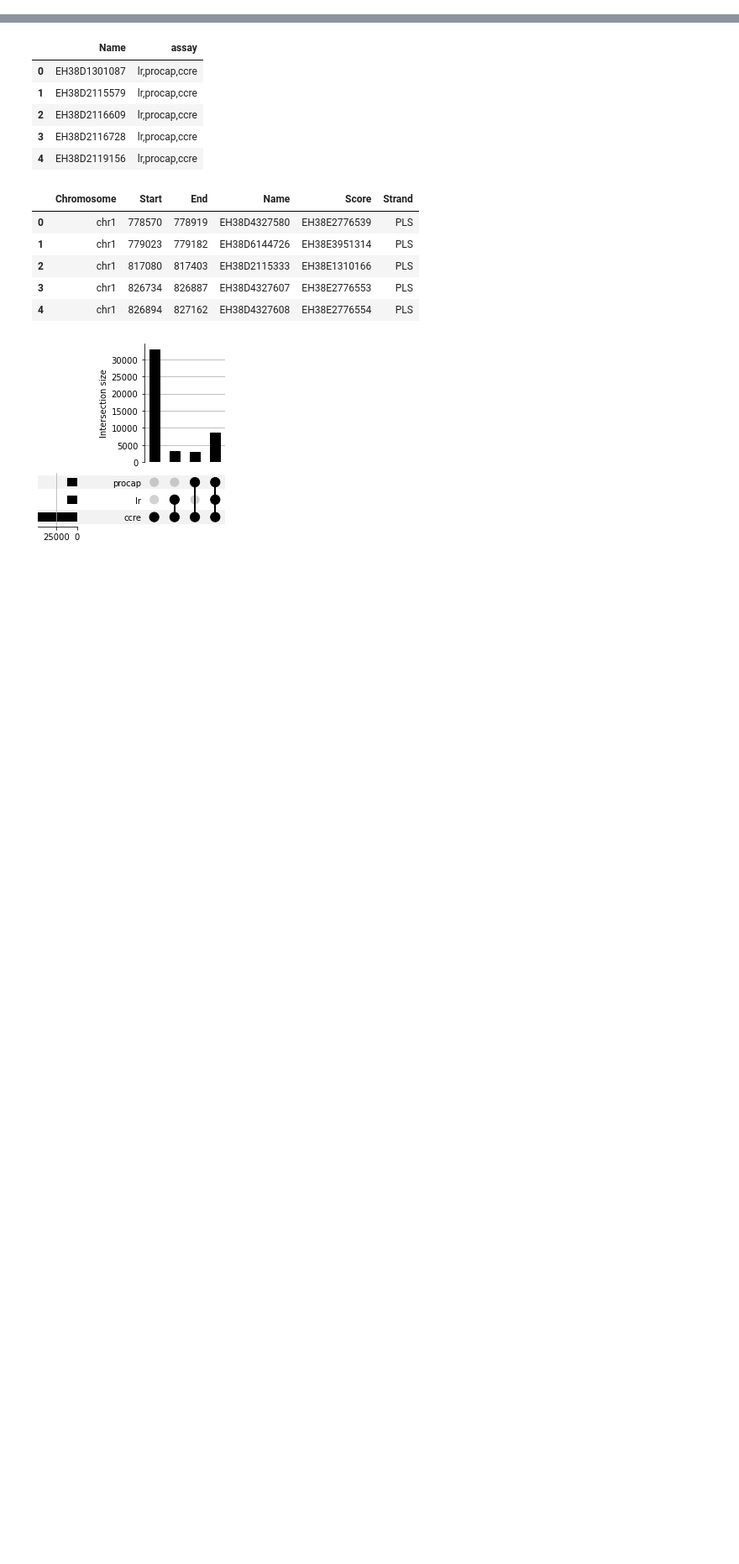
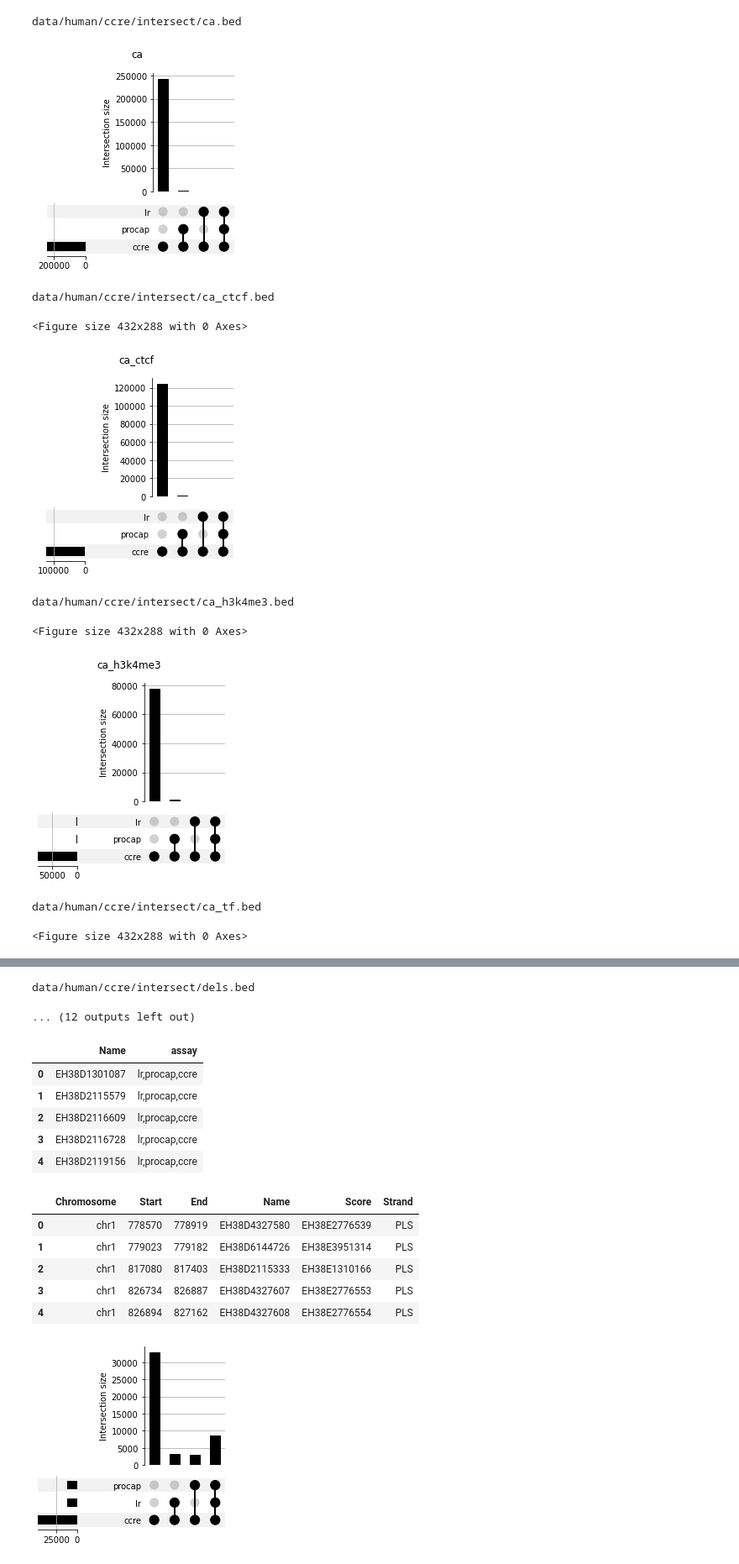
Before and after one commit to fairliereese/encode_promoters, a Jupyter notebook: intersect_dev.ipynb, the cells around one changed output, grey strips where cells are left out. Shown at 84% size. Cells and saved outputs as stored; diff of their text form; code cells hidden in the pictures; blank space fills up the shorter version.

```diff
--- a/intersect_dev.ipynb
+++ b/intersect_dev.ipynb
@@ -13,3 +14,9 @@ import upsetplot
 config_file = 'workflow/config.yml'
 with open(config_file) as f:
     config = yaml.safe_load(f)
+# %%
+ccre_types = ['ca', 'ca_ctcf', 'ca_h3k4me3', 'ca_tf', 'dels', 'pels', 'pls', 'tf']
+ccre_bed_files = expand(config['ccre']['intersect'],
+                       species='human',
+                       ccre_type=ccre_types)
+print(ccre_bed_files)
@@ -15,0 +25,22 @@ with open(config_file) as f:
+# %%
+# plot some upset plots
+for f in ccre_bed_files:
+    print(f)
+    df = pd.read_csv(f, sep='\t')
+    assay_list = [cats.split(',') for cats in df.assay.tolist()]
+    temp = upsetplot.from_memberships(assay_list)
+    ax_dict = upsetplot.UpSet(temp, subset_size='count', sort_by='cardinality').plot()
+    plt.suptitle(f.split('/')[-1].split('.bed')[0])
+    plt.show()
+    plt.clf()
+# %% [output]
+data/human/ccre/intersect/ca.bed
+[figure, added]
+data/human/ccre/intersect/ca_ctcf.bed
+<Figure size 432x288 with 0 Axes>
+[figure, added]
+data/human/ccre/intersect/ca_h3k4me3.bed
+<Figure size 432x288 with 0 Axes>
+[figure, added]
+data/human/ccre/intersect/ca_tf.bed
+<Figure size 432x288 with 0 Axes>
@@ -16,3 +48,5 @@ with open(config_file) as f:
+data/human/ccre/intersect/dels.bed
+... (12 outputs left out)
 # %%
 species = 'human'
 pc_bed_files = expand(config['procap']['bed_format'],
```
Also changed, not shown: parts of 4 cells of this notebook, 2 other files.
